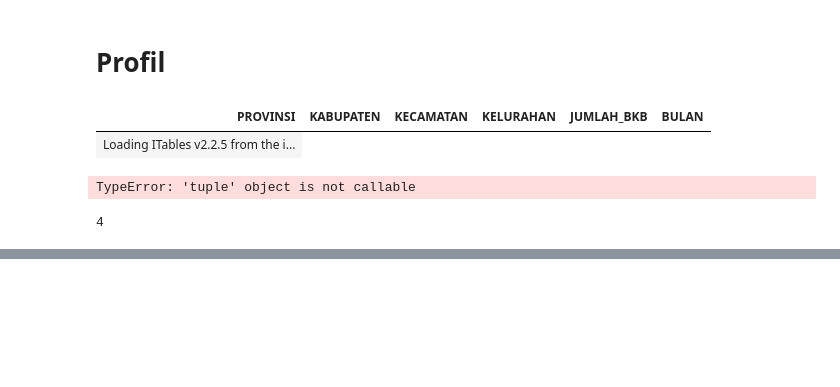
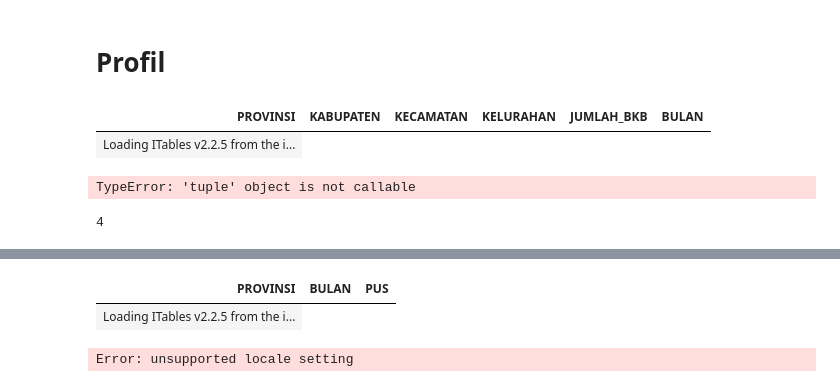
Before and after one commit to pokja0/profil_desa_py, a Jupyter notebook: tes_output.ipynb, the cells around one changed output, grey strips where cells are left out. Drawn from its saved outputs; the diff is of its cells as text; code cells hidden in the pictures; blank space fills up the shorter version.

```diff
--- a/tes_output.ipynb
+++ b/tes_output.ipynb
@@ -167,0 +180,33 @@ data_bkb.filter(
+# %%
+import plotly.express as px
+import polars as pl
+from itables import show
+
+data_pus = pl.read_csv("data/data_pus.csv")
+data_mix = pl.read_csv("data/data_mix_kontra.csv")
+
+def bulan_hingga(bulan_terpilih):
+    daftar_bulan = ["JANUARI", "FEBRUARI", "MARET", "APRIL", "MEI", "JUNI", "JULI", "AGUSTUS", "SEPTEMBER", "OKTOBER", "NOVEMBER", "DESEMBER"]
+    index = daftar_bulan.index(bulan_terpilih)
+    return daftar_bulan[:index + 1]
+# %%
+filter_kabupaten = ["PASANGKAYU", "PASANGKAYU", "MAMUJU", "MAMUJU"]
+filter_kecamatan = ["PASANGKAYU", "PASANGKAYU", "PAPALANG", "PAPALANG"]
+filter_desa = ["AKO", "GUNUNG SARI", "BODA-BODA", "SISANGO"]
+filter_bulan = 'FEBRUARI'
+# %%
+show(
+    data_pus.filter(
+        pl.col("KABUPATEN").is_in(filter_kabupaten),
+        pl.col("KECAMATAN").is_in(filter_kecamatan),
+        pl.col("KELURAHAN").is_in(filter_desa),
+        pl.col("BULAN").is_in(bulan_hingga(filter_bulan))
+    ).group_by(
+        'PROVINSI', 'BULAN'
+    ).agg([
+        pl.col("PUS").sum()
+    ])
+)
+# %% [output]
+| PROVINSI | BULAN | PUS |
+| Loading ITables v2.2.5 from the i... |
@@ -167,0 +430,5 @@ data_bkb.filter(
+# %%
+import locale
+locale.setlocale(locale.LC_ALL, 'de_DE')  # Atur locale ke Jerman (menggunakan titik untuk ribuan)
+# %% [output]
+Error: unsupported locale setting
```
Also changed, not shown: parts of 8 cells of this notebook, 4 other files.
